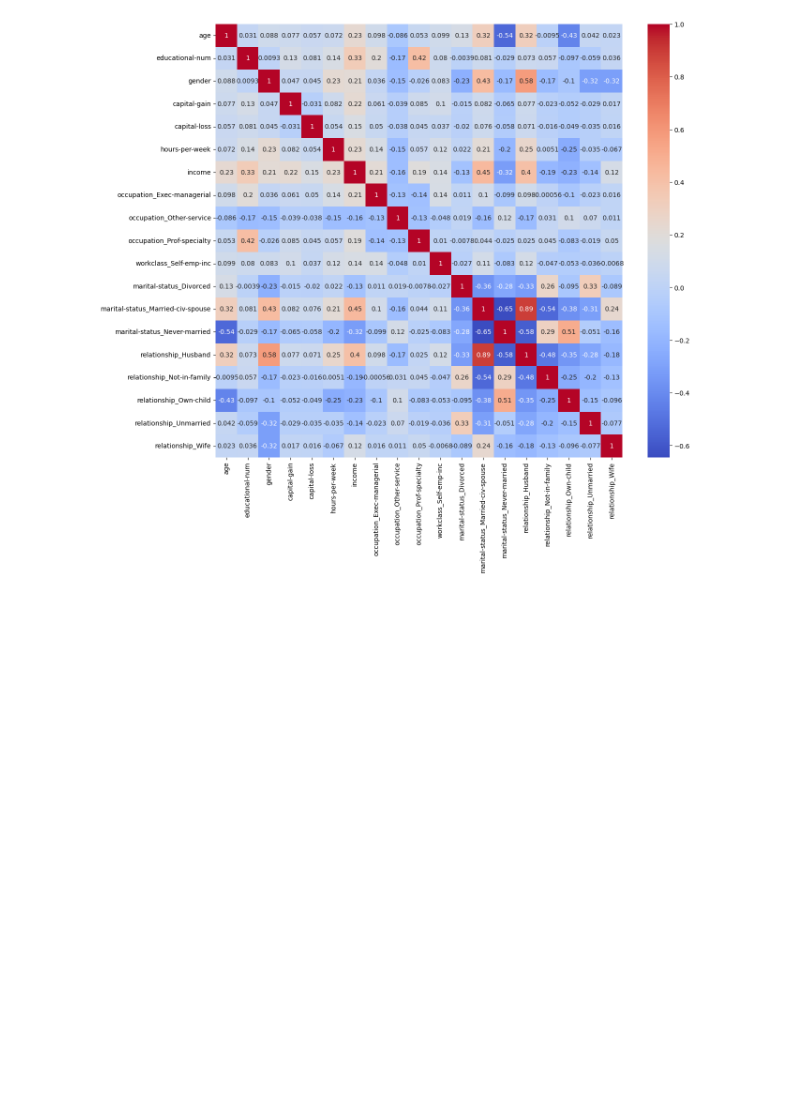
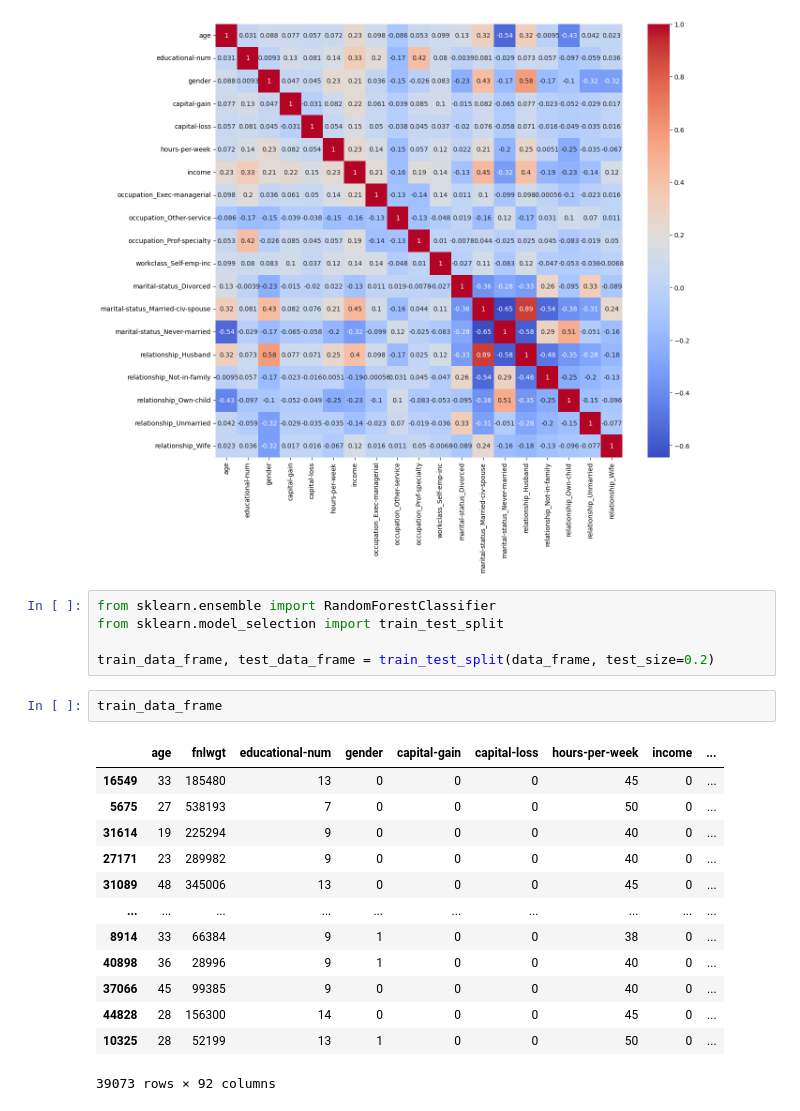
Before and after one commit to BarraHarrison/Income-Prediction, a Jupyter notebook: income_prediction.ipynb, the cells around one changed output. Drawn from its saved outputs; the diff is of its cells as text; blank space fills up the shorter version.

Commit message:
train test split

```diff
--- a/income_prediction.ipynb
+++ b/income_prediction.ipynb
@@ -136,3 +136,24 @@ sns.heatmap(data_frame_dropped.corr(), annot=True, cmap="coolwarm")
 # %% [output]
 <Axes: >
 [figure]
+# %%
+from sklearn.ensemble import RandomForestClassifier
+from sklearn.model_selection import train_test_split
+
+train_data_frame, test_data_frame = train_test_split(data_frame, test_size=0.2)
+# %%
+train_data_frame
+# %% [output]
+|  | age | fnlwgt | educational-num | gender | capital-gain | capital-loss | hours-per-week | income | ... |
+| 16549 | 33 | 185480 | 13 | 0 | 0 | 0 | 45 | 0 | ... |
+| 5675 | 27 | 538193 | 7 | 0 | 0 | 0 | 50 | 0 | ... |
+| 31614 | 19 | 225294 | 9 | 0 | 0 | 0 | 40 | 0 | ... |
+| 27171 | 23 | 289982 | 9 | 0 | 0 | 0 | 40 | 0 | ... |
+| 31089 | 48 | 345006 | 13 | 0 | 0 | 0 | 45 | 0 | ... |
+| ... | ... | ... | ... | ... | ... | ... | ... | ... | ... |
+| 8914 | 33 | 66384 | 9 | 1 | 0 | 0 | 38 | 0 | ... |
+| 40898 | 36 | 28996 | 9 | 1 | 0 | 0 | 40 | 0 | ... |
+| 37066 | 45 | 99385 | 9 | 0 | 0 | 0 | 40 | 0 | ... |
+| 44828 | 28 | 156300 | 14 | 0 | 0 | 0 | 45 | 0 | ... |
+| 10325 | 28 | 52199 | 13 | 1 | 0 | 0 | 50 | 0 | ... |
+39073 rows × 92 columns
```
Also changed, not shown: parts of 1 cell of this notebook.
